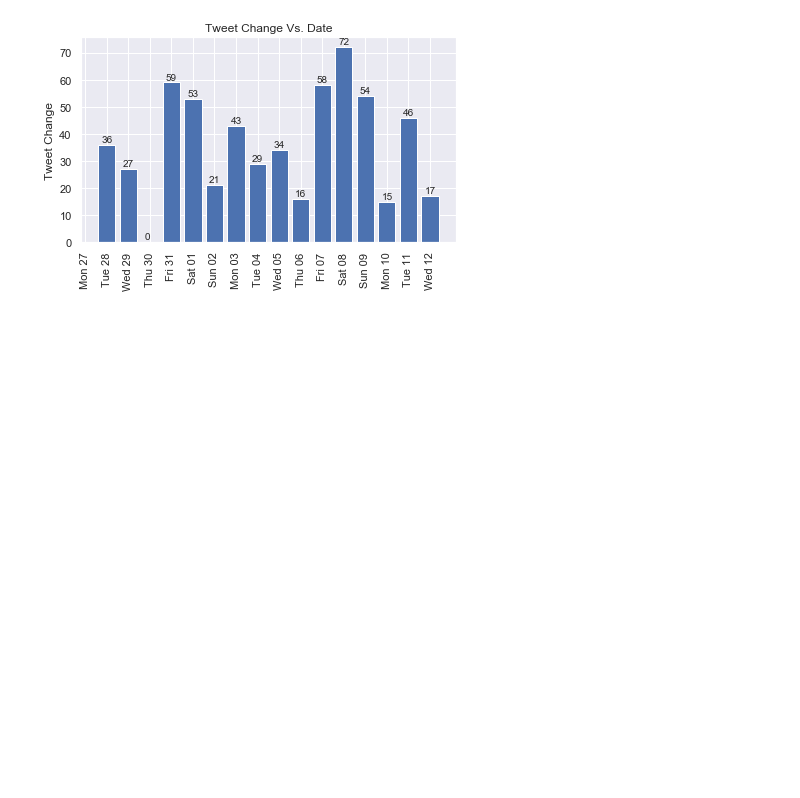
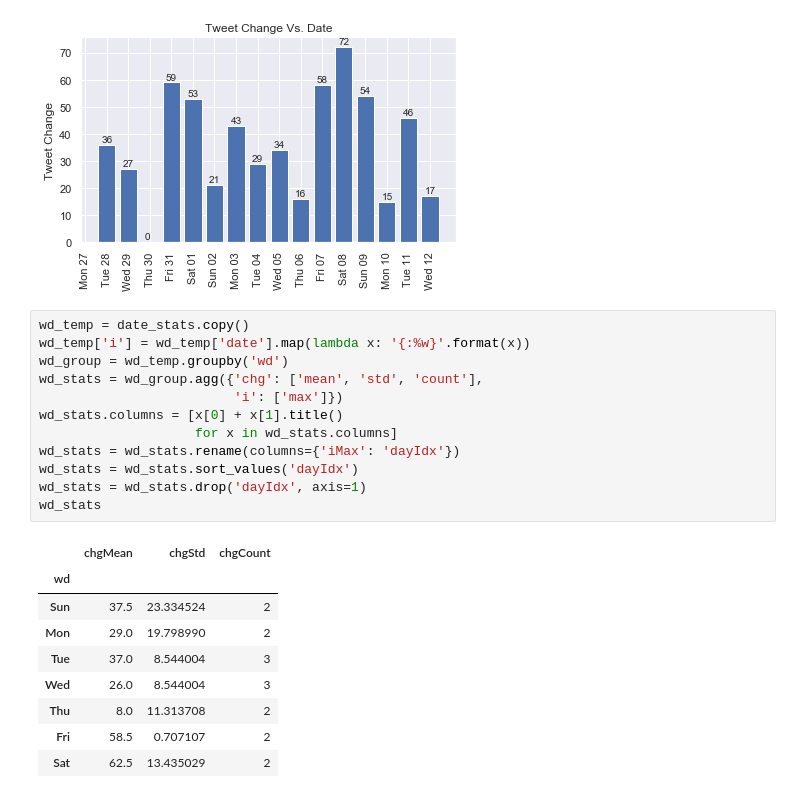
Before and after one commit to mdinunzio/PredictIt, a Jupyter notebook: research/RDT Tweets.ipynb, the cells around one changed output. Drawn from its saved outputs; the diff is of its cells as text; blank space fills up the shorter version.

Commit message:
added day group stats

```diff
--- a/research/RDT Tweets.ipynb
+++ b/research/RDT Tweets.ipynb
@@ -92,3 +92,25 @@ plt.ylabel('Tweet Change')
 plt.tight_layout()
 # %% [output]
 [figure]
+# %%
+wd_temp = date_stats.copy()
+wd_temp['i'] = wd_temp['date'].map(lambda x: '{:%w}'.format(x))
+wd_group = wd_temp.groupby('wd')
+wd_stats = wd_group.agg({'chg': ['mean', 'std', 'count'],
+                         'i': ['max']})
+wd_stats.columns = [x[0] + x[1].title()
+                    for x in wd_stats.columns]
+wd_stats = wd_stats.rename(columns={'iMax': 'dayIdx'})
+wd_stats = wd_stats.sort_values('dayIdx')
+wd_stats = wd_stats.drop('dayIdx', axis=1)
+wd_stats
+# %% [output]
+|  | chgMean | chgStd | chgCount |
+| wd |  |  |  |
+| Sun | 37.5 | 23.334524 | 2 |
+| Mon | 29.0 | 19.798990 | 2 |
+| Tue | 37.0 | 8.544004 | 3 |
+| Wed | 26.0 | 8.544004 | 3 |
+| Thu | 8.0 | 11.313708 | 2 |
+| Fri | 58.5 | 0.707107 | 2 |
+| Sat | 62.5 | 13.435029 | 2 |
```
Also changed, not shown: parts of 1 cell of this notebook.
